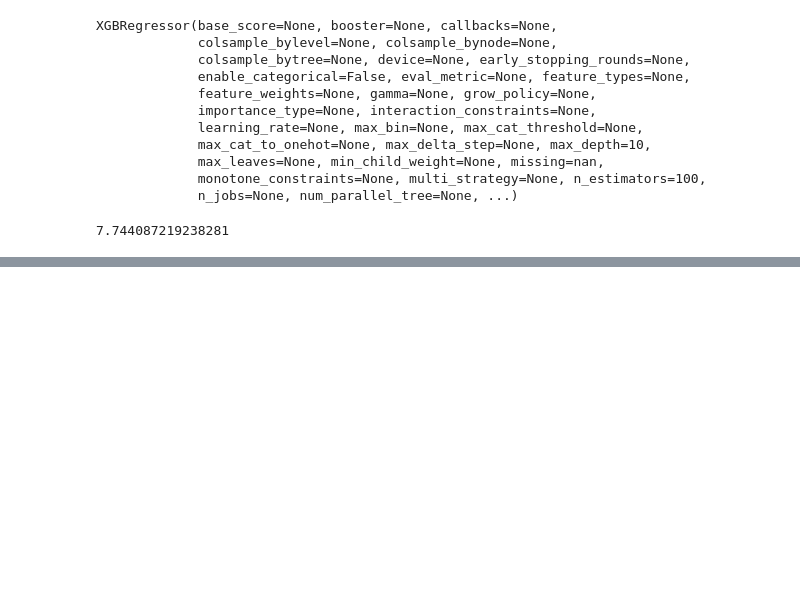
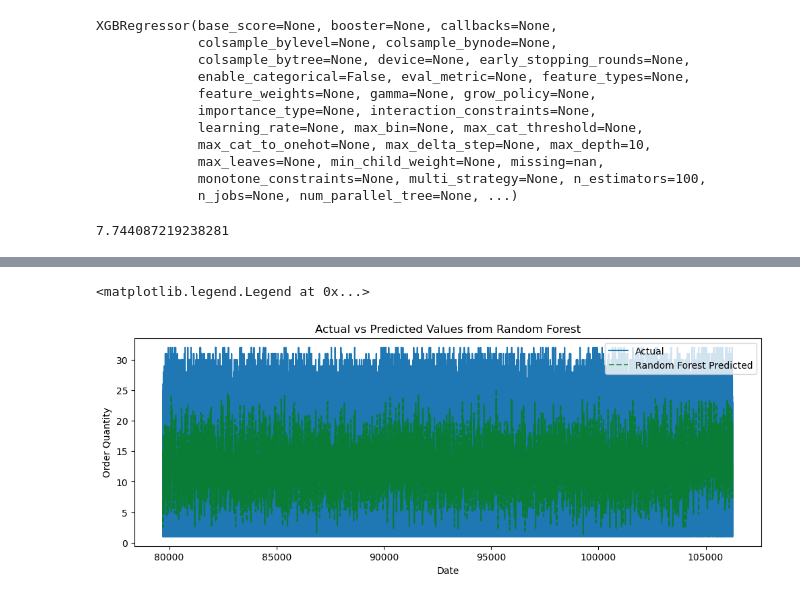
Before and after one commit to diB-dev24/Bike-Sales-Time-Series-Project-, a Jupyter notebook: Bike Sales Project.ipynb, the cells around one changed output, grey strips where cells are left out. Cells and saved outputs as stored; diff of their text form; code cells hidden in the pictures; blank space fills up the shorter version.

```diff
--- a/Bike Sales Project.ipynb
+++ b/Bike Sales Project.ipynb
@@ -1045,0 +1043,14 @@ plt.legend()
+# %%
+# Plotting visual comparison of the actual values and the predicted values from the Random Forest model.
+plt.figure(figsize=(12, 4))
+sns.lineplot(x=y_test.index, y=y_test.values, label='Actual')
+#sns.lineplot(x=y_test.index, y=y_pred_lr, label='Linear Regression Predicted', linestyle='--', alpha=0.7)
+sns.lineplot(x=y_test.index, y=y_pred_rf, label='Random Forest Predicted', linestyle='--', alpha=0.7, color='green')
+#sns.lineplot(x=y_test.index, y=y_pred_xgb, label='XGBoost Predicted', linestyle='--', alpha=0.7)
+plt.title('Actual vs Predicted Values from Random Forest')
+plt.xlabel('Date')
+plt.ylabel('Order Quantity')
+plt.legend()
+# %% [output]
+<matplotlib.legend.Legend at 0x...>
+[figure, added]
```
Also changed, not shown: parts of 17 cells of this notebook.
